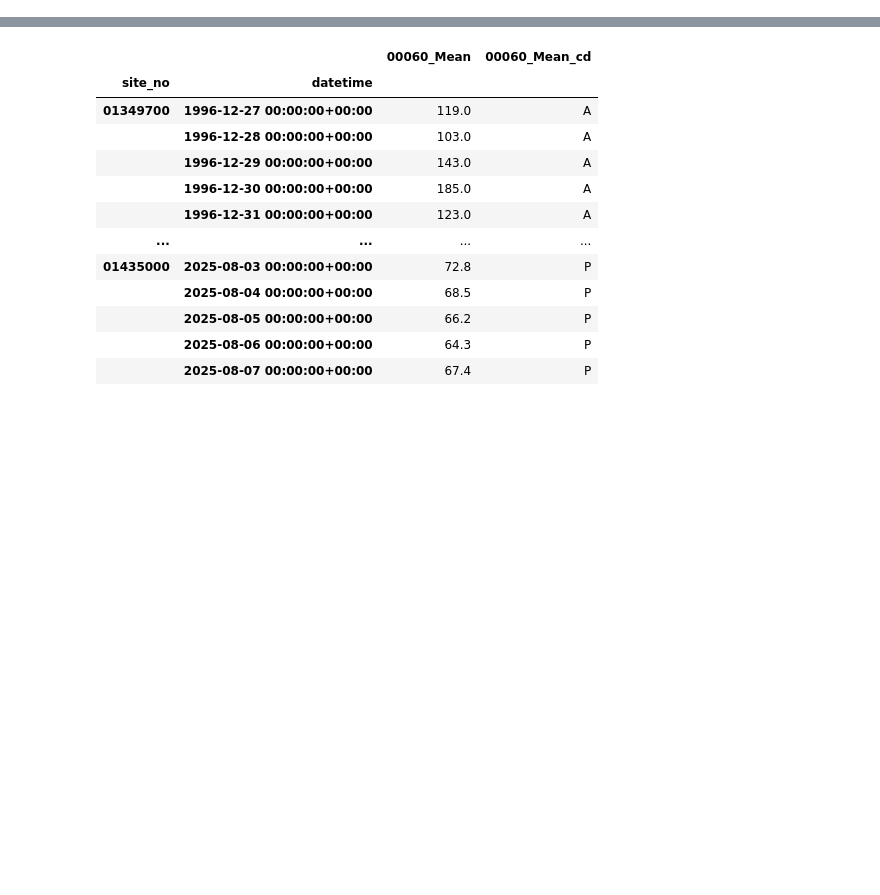
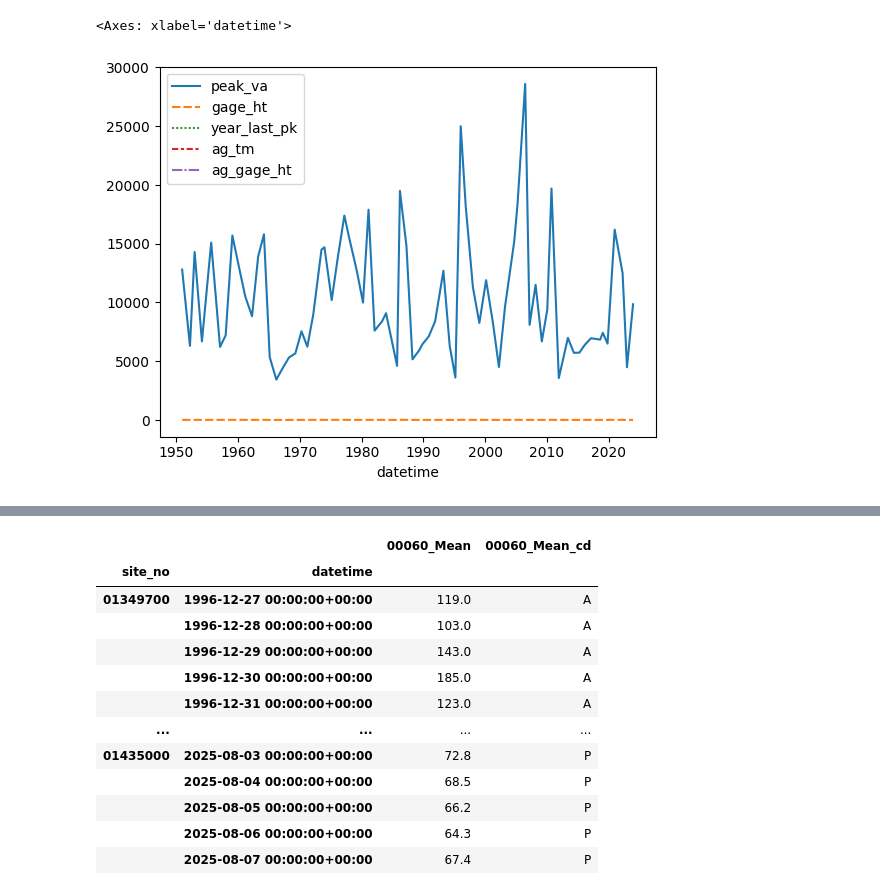
Before and after one commit to kroy/nyc_water_supply_analysis, a Jupyter notebook: code/streamflow.ipynb, the cells around one changed output, grey strips where cells are left out. Cells and saved outputs as stored; diff of their text form; code cells hidden in the pictures; blank space fills up the shorter version.

```diff
--- a/code/streamflow.ipynb
+++ b/code/streamflow.ipynb
@@ -41,3 +32,7 @@ stream_gages_in_watershed
+# %%
+def calc_relative_frequency(x: np.float64, vals: np.ndarray) -> np.float64:
+    rank = vals <= x
+    return np.float64(len(vals[rank])/(len(vals) + 1))
 # %%
 esopus_coldbrook_site = "01362500"
 delaware_walton_site = "01423000"
@@ -53,3 +50,7 @@ site_ids = list(stream_gages_in_watershed["STAID"].unique())
 parameter_codes = [discharge_param_code, peak_discharge_param_code]
 stat_codes = [mean_stat_code, max_stat_code]
 raw_measurements_df, meta = nwis.get_dv(sites=site_ids, parameterCd=parameter_codes, start="1930-10-01", statCd=stat_codes)
+# %%
+peaks_df, meta = nwis.get_discharge_peaks(sites=site_ids, start="1930-10-01")
+sites, meta = meta.site_info
+sites
@@ -55,0 +88,7 @@ raw_measurements_df, meta = nwis.get_dv(sites=site_ids, parameterCd=parameter_co
+# %%
+count = 0
+for site_id in peaks_df.index.get_level_values(0).unique():
+    vals = peaks_df.loc[(site_id), "peak_va"].values
+    peaks_df.loc[(site_id), "rel_freq"] = np.array([calc_relative_frequency(x, vals=vals) for x in vals])
+peaks_df["peak_cumecs"] = peaks_df["peak_va"] * cubic_ft_cumec_const
+peaks_df
@@ -55,0 +110,5 @@ raw_measurements_df, meta = nwis.get_dv(sites=site_ids, parameterCd=parameter_co
+# %%
+sns.lineplot(data=peaks_df.loc[(delaware_walton_site)])
+# %% [output]
+<Axes: xlabel='datetime'>
+[figure, added]
```
Also changed, not shown: parts of 13 cells of this notebook, 2 other files.
